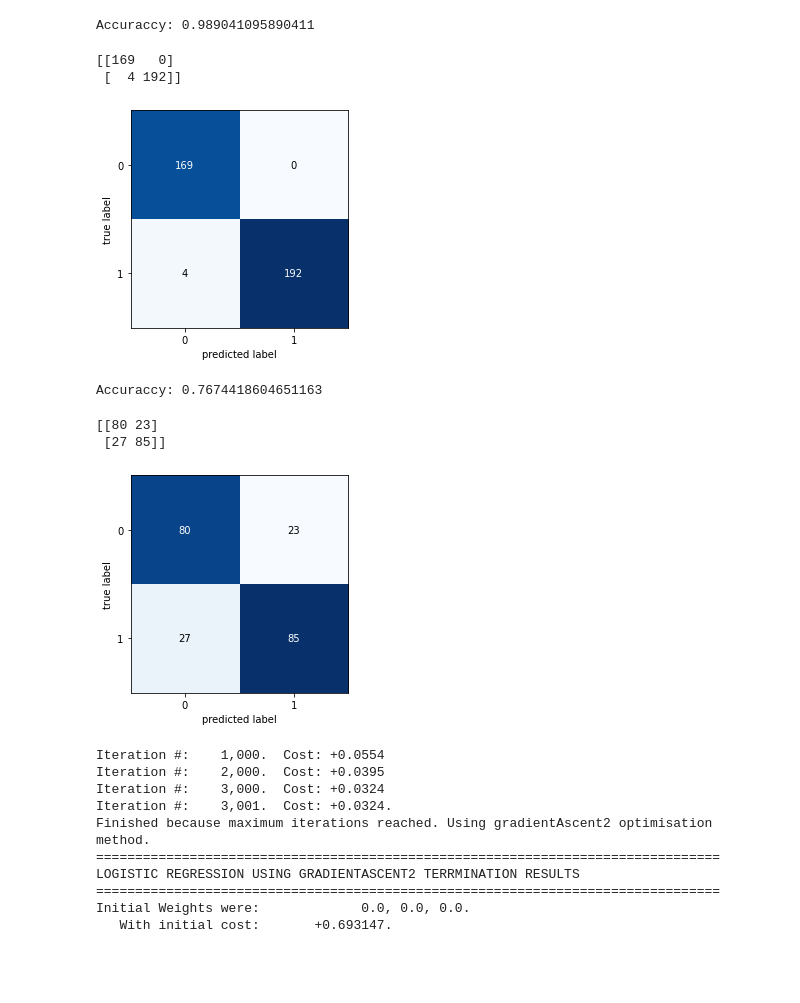
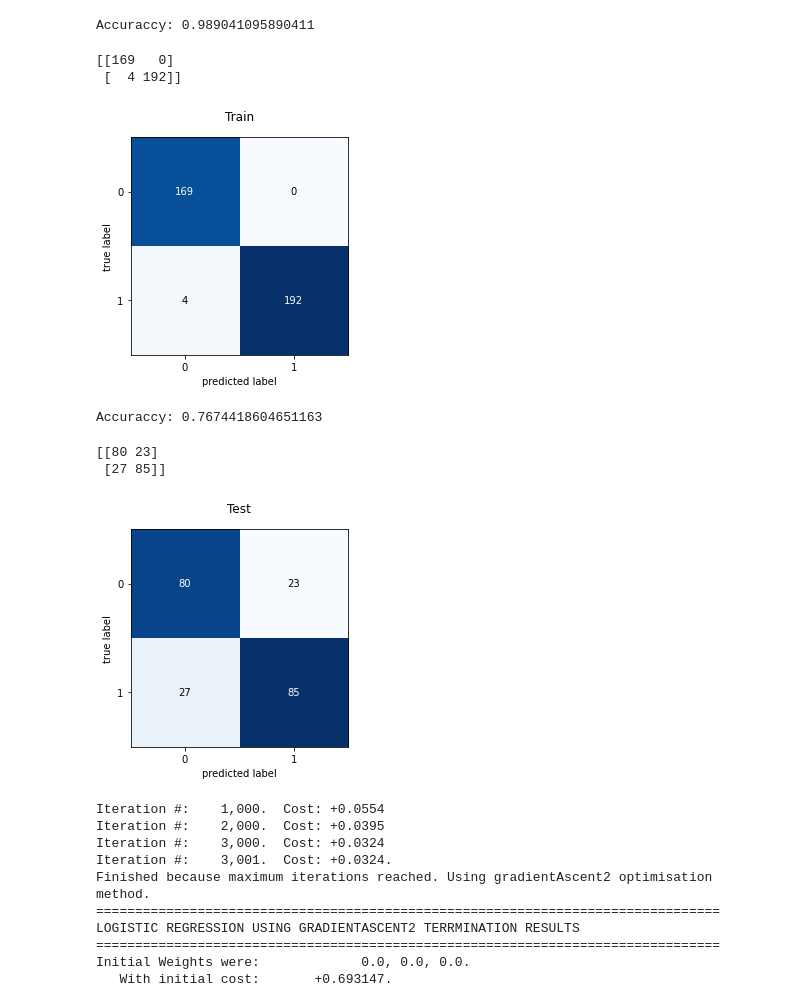
Before and after one commit to calzateu/Modeling_and_Simulation_4, a Jupyter notebook: Our_Logistic_regression_3.ipynb, the cells around one changed output. Drawn from its saved outputs; the diff is of its cells as text; code cells hidden in the pictures; blank space fills up the shorter version.

```diff
--- a/Our_Logistic_regression_3.ipynb
+++ b/Our_Logistic_regression_3.ipynb
@@ -635,17 +637,18 @@ Accuraccy: 0.989041095890411
 # %%
 cf = metrics.confusion_matrix(y_train,predicciones,labels = [1,0])
 print(cf)
 ## this command is only for google collab
 ## in the below figure " 1 is actually showing -1 and 0 is actually showing 1"
 fig, ax = plot_confusion_matrix(conf_mat = cf)
 
 ## It canbe used in any platform
 # fig, ax = plot_confusion_matrix(conf_mat = cf, class_names = [1,-1])
+plt.title("Train")
 plt.show()
 # %% [output]
 [[169   0]
  [  4 192]]
-[figure, old version]
+[figure, new version]
 # %%
 correctos = 0
 
@@ -671,11 +674,12 @@ fig, ax = plot_confusion_matrix(conf_mat = cf)
 
 ## It canbe used in any platform
 # fig, ax = plot_confusion_matrix(conf_mat = cf, class_names = [1,-1])
+plt.title("Test")
 plt.show()
 # %% [output]
 [[80 23]
  [27 85]]
-[figure, old version]
+[figure, new version]
 # %%
 # Run the model:
 objLogisticRegression2 = LogisticRegression(alpha=0.1, maxIterations=3000,fitIntercept=False, verbose=True,optimisation="gradientAscent2");   # Initialise the regression.
```
Also changed, not shown: parts of 7 cells of this notebook.
